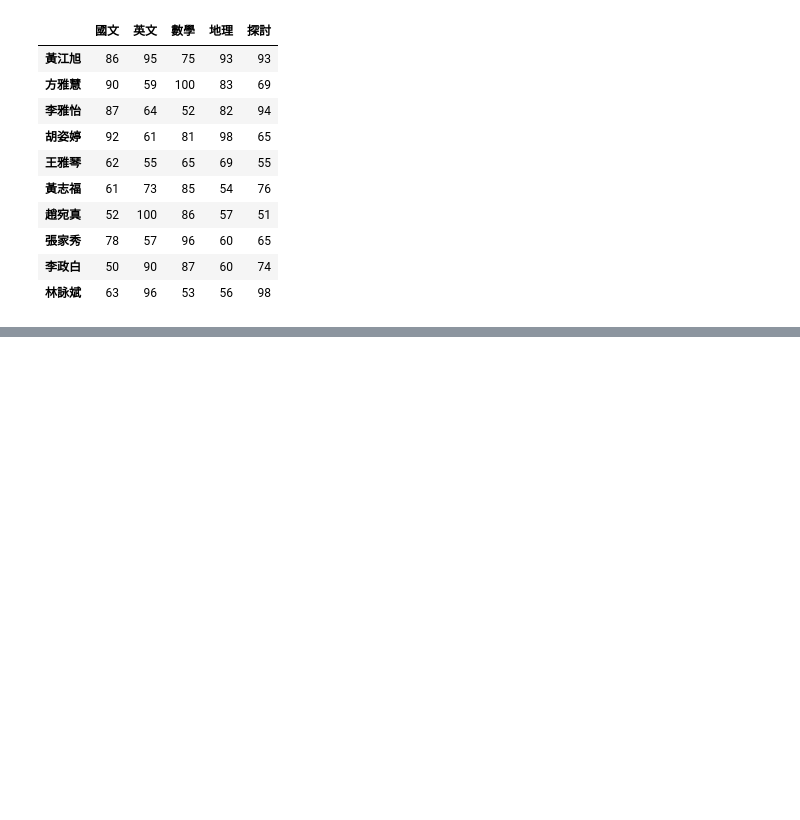
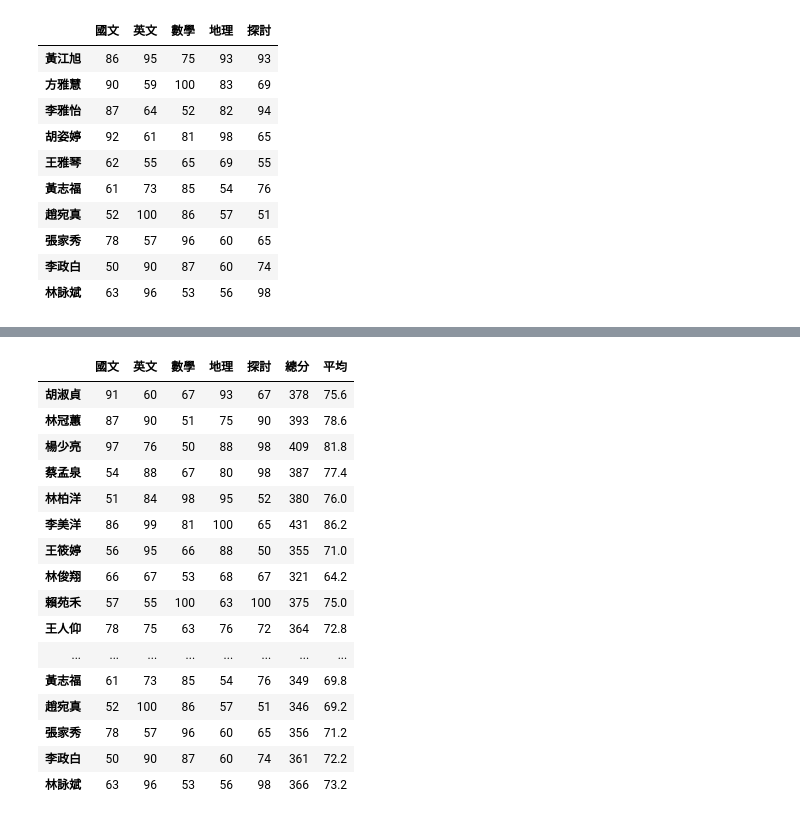
Before and after one commit to Nigmaa/python_analysis, a Jupyter notebook: lesson5.ipynb, the cells around one changed output, grey strips where cells are left out. Saved outputs shown, nothing was run; the diff lists cells and outputs as text; code cells hidden in the pictures; blank space fills up the shorter version.

```diff
--- a/lesson5.ipynb
+++ b/lesson5.ipynb
@@ -358,0 +381,7 @@ df[-10:]
+# %%
+#剛提到的df.sum，我先儲存在一個變數
+stu_total = df.sum(axis=1)
+#計算平均
+stu_mean = df.mean(axis=1)
+#計算平均也可以寫成
+stu_mean = stu_sum / 5.0
@@ -358,0 +406,23 @@ df[-10:]
+# %%
+df['總分'] = stu_total
+df['平均'] = stu_mean
+#此時就會新增兩欄，分別是總分和平均
+df
+# %% [output]
+|  | 國文 | 英文 | 數學 | 地理 | 探討 | 總分 | 平均 |
+| 胡淑貞 | 91 | 60 | 67 | 93 | 67 | 378 | 75.6 |
+| 林冠蕙 | 87 | 90 | 51 | 75 | 90 | 393 | 78.6 |
+| 楊少亮 | 97 | 76 | 50 | 88 | 98 | 409 | 81.8 |
+| 蔡孟泉 | 54 | 88 | 67 | 80 | 98 | 387 | 77.4 |
+| 林柏洋 | 51 | 84 | 98 | 95 | 52 | 380 | 76.0 |
+| 李美洋 | 86 | 99 | 81 | 100 | 65 | 431 | 86.2 |
+| 王筱婷 | 56 | 95 | 66 | 88 | 50 | 355 | 71.0 |
+| 林俊翔 | 66 | 67 | 53 | 68 | 67 | 321 | 64.2 |
+| 賴苑禾 | 57 | 55 | 100 | 63 | 100 | 375 | 75.0 |
+| 王人仰 | 78 | 75 | 63 | 76 | 72 | 364 | 72.8 |
+| ... | ... | ... | ... | ... | ... | ... | ... |
+| 黃志福 | 61 | 73 | 85 | 54 | 76 | 349 | 69.8 |
+| 趙宛真 | 52 | 100 | 86 | 57 | 51 | 346 | 69.2 |
+| 張家秀 | 78 | 57 | 96 | 60 | 65 | 356 | 71.2 |
+| 李政白 | 50 | 90 | 87 | 60 | 74 | 361 | 72.2 |
+| 林詠斌 | 63 | 96 | 53 | 56 | 98 | 366 | 73.2 |
```
Also changed, not shown: parts of 2 cells of this notebook.
